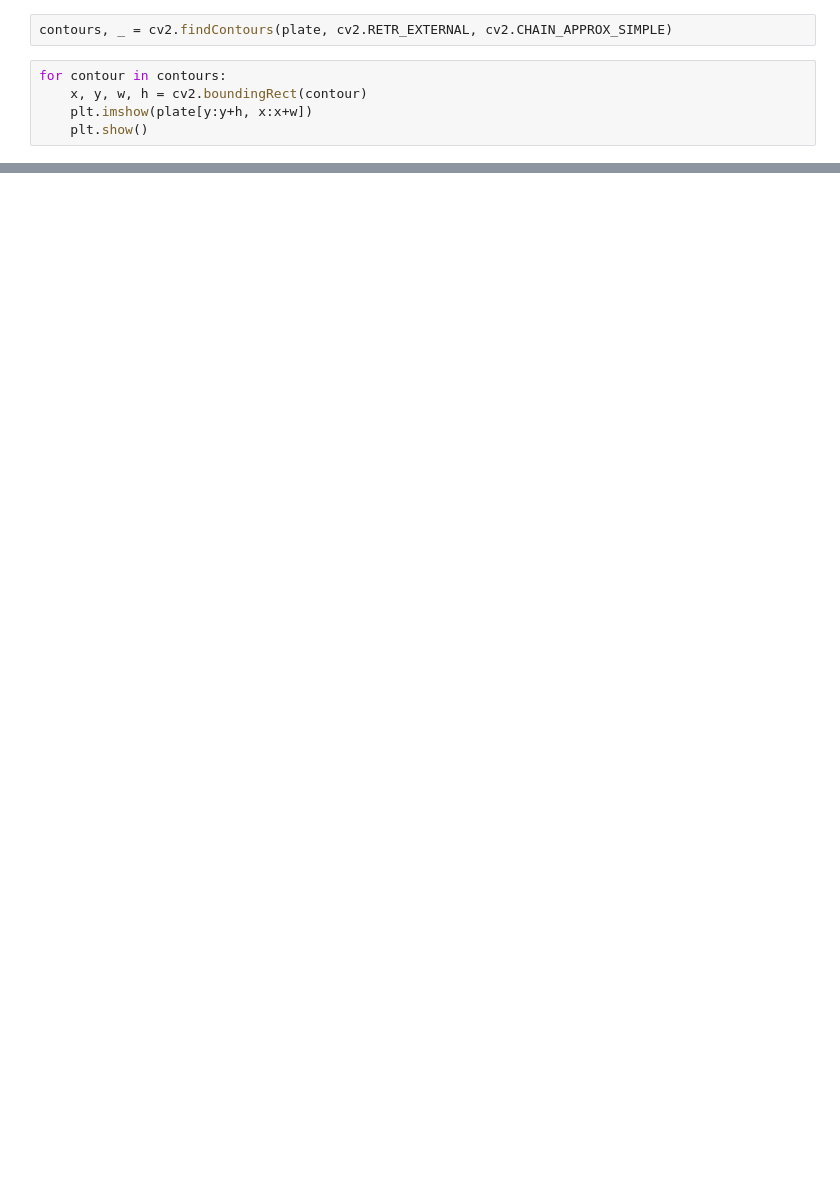
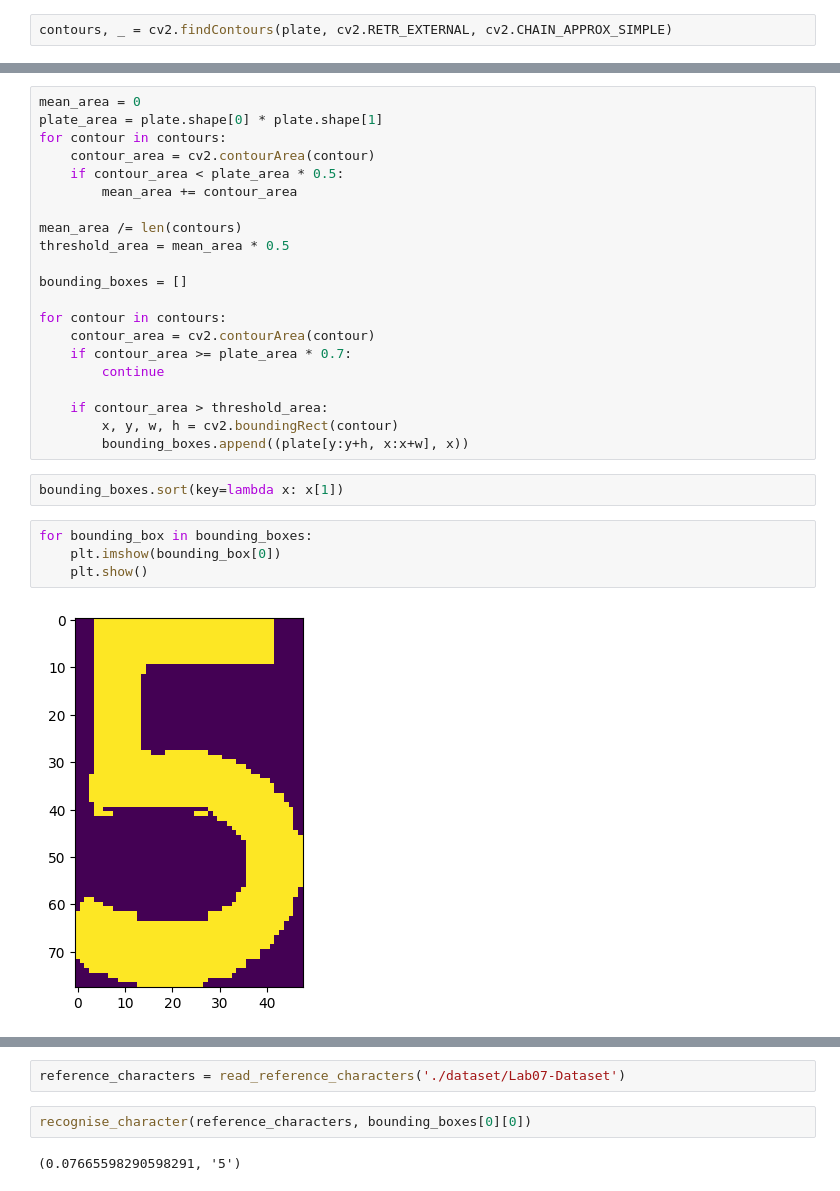
Before and after one commit to GeorgeKontos14/License-Plate-Recognition, a Jupyter notebook: obtain_thresholds.ipynb, the cells around one changed output, grey strips where cells are left out. Cells and saved outputs as stored; diff of their text form; blank space fills up the shorter version.

Commit message:
Improved performance of character segmentation and recognition

```diff
--- a/obtain_thresholds.ipynb
+++ b/obtain_thresholds.ipynb
@@ -103,7 +110,2 @@ plate = np.array(plate, np.uint8)
 # %%
 contours, _ = cv2.findContours(plate, cv2.RETR_EXTERNAL, cv2.CHAIN_APPROX_SIMPLE)
-# %%
-for contour in contours:
-    x, y, w, h = cv2.boundingRect(contour)
-    plt.imshow(plate[y:y+h, x:x+w])
-    plt.show()
@@ -119,0 +112,29 @@ for contour in contours:
+# %%
+mean_area = 0
+plate_area = plate.shape[0] * plate.shape[1]
+for contour in contours:
+    contour_area = cv2.contourArea(contour)
+    if contour_area < plate_area * 0.5:
+        mean_area += contour_area
+
+mean_area /= len(contours)
+threshold_area = mean_area * 0.5
+
+bounding_boxes = []
+
+for contour in contours:
+    contour_area = cv2.contourArea(contour)
+    if contour_area >= plate_area * 0.7:
+        continue
+
+    if contour_area > threshold_area:
+        x, y, w, h = cv2.boundingRect(contour)
+        bounding_boxes.append((plate[y:y+h, x:x+w], x))
+# %%
+bounding_boxes.sort(key=lambda x: x[1])
+# %%
+for bounding_box in bounding_boxes:
+    plt.imshow(bounding_box[0])
+    plt.show()
+# %% [output]
+[figure, added]
@@ -119,0 +146,6 @@ for contour in contours:
+# %%
+reference_characters = read_reference_characters('./dataset/Lab07-Dataset')
+# %%
+recognise_character(reference_characters, bounding_boxes[0][0])
+# %% [output]
+(0.07665598290598291, '5')
```
Also changed, not shown: parts of 5 cells of this notebook, 6 other files.
